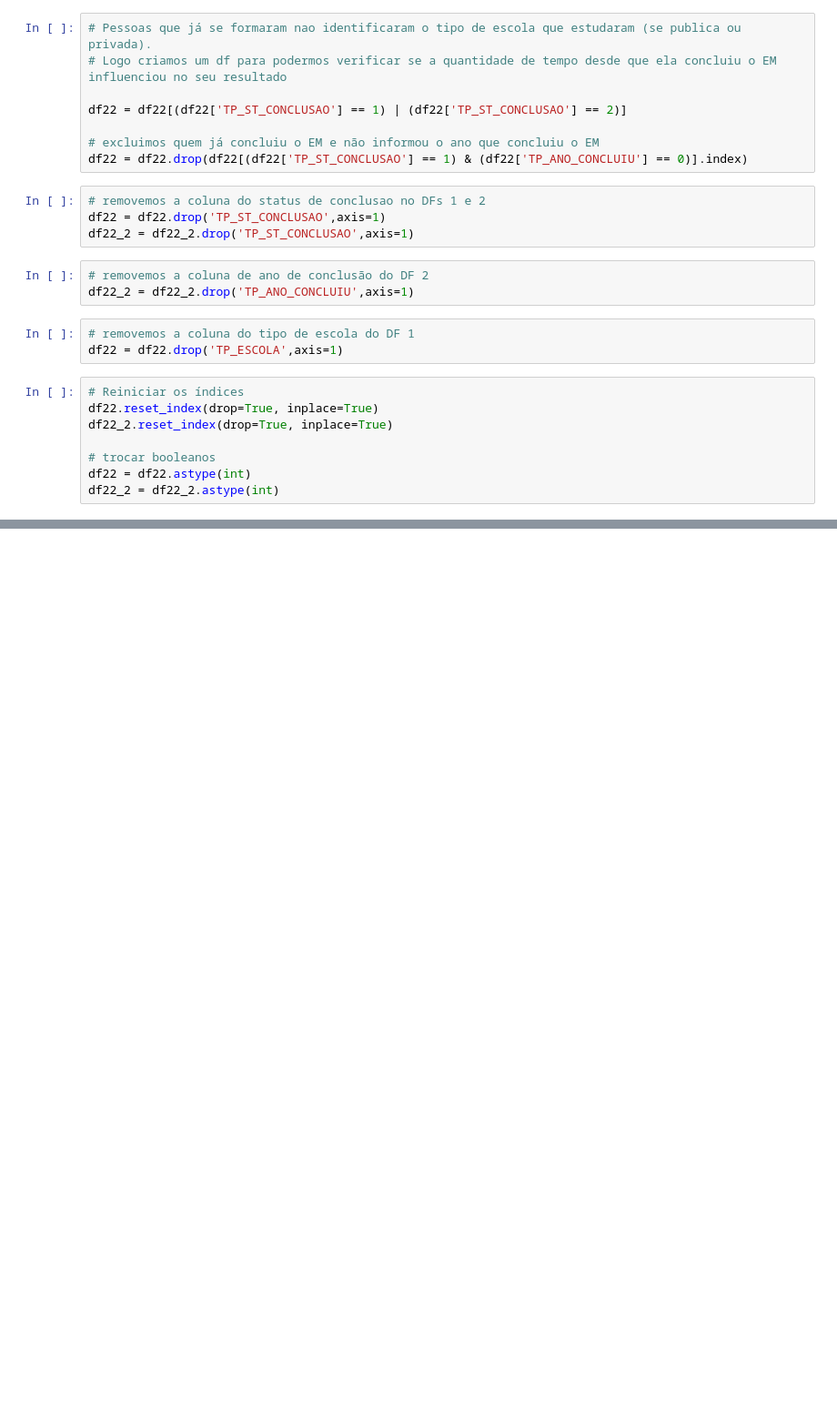
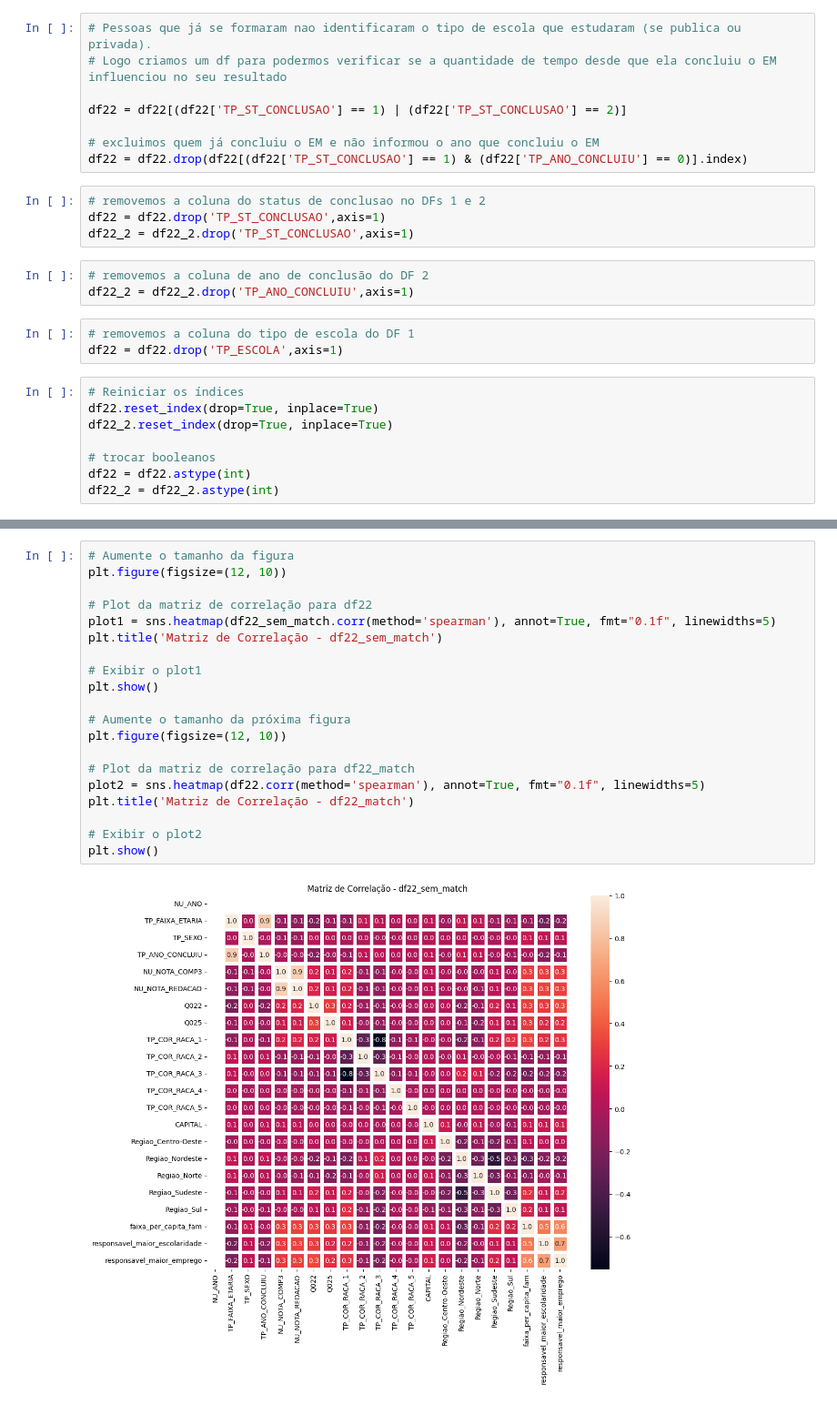
Before and after one commit to rafael1509/Modelagem-Estatistica, a Jupyter notebook: codes/trabalho_oficial.ipynb, the cells around one changed output, grey strips where cells are left out. Shown at 91% size. Saved outputs shown, nothing was run; the diff lists cells and outputs as text; blank space fills up the shorter version.

```diff
--- a/codes/trabalho_oficial.ipynb
+++ b/codes/trabalho_oficial.ipynb
@@ -330,0 +442,22 @@ plt.show()
+# %%
+# Aumente o tamanho da figura
+plt.figure(figsize=(12, 10))
+
+# Plot da matriz de correlação para df22
+plot1 = sns.heatmap(df22_sem_match.corr(method='spearman'), annot=True, fmt="0.1f", linewidths=5)
+plt.title('Matriz de Correlação - df22_sem_match')
+
+# Exibir o plot1
+plt.show()
+
+# Aumente o tamanho da próxima figura
+plt.figure(figsize=(12, 10))
+
+# Plot da matriz de correlação para df22_match
+plot2 = sns.heatmap(df22.corr(method='spearman'), annot=True, fmt="0.1f", linewidths=5)
+plt.title('Matriz de Correlação - df22_match')
+
+# Exibir o plot2
+plt.show()
+# %% [output]
+[figure, added]
```
Also changed, not shown: parts of 18 cells of this notebook.
